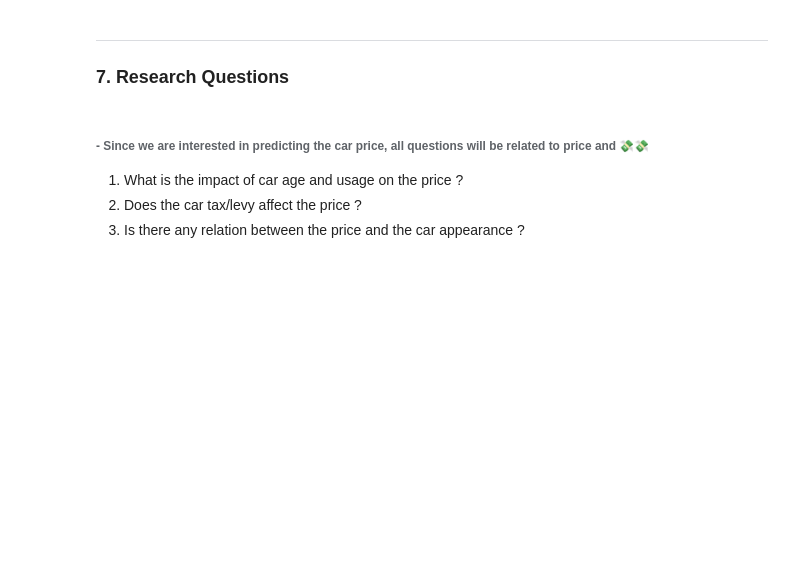
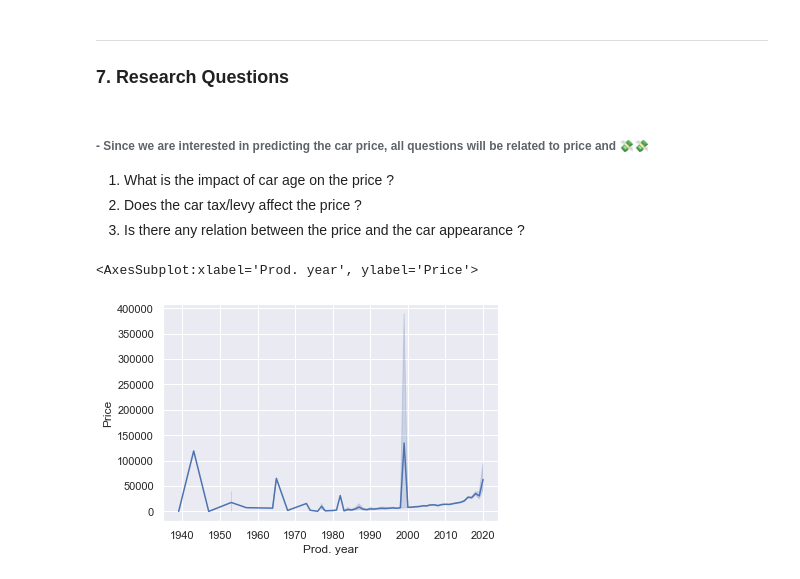
Before and after one commit to aLmktr/COMP3602-Project, a Jupyter notebook: 132962_132851.ipynb, the cells around one changed output. Cells and saved outputs as stored; diff of their text form; code cells hidden in the pictures; blank space fills up the shorter version.

Commit message:
Add Price and Prod. Year graph

```diff
--- a/132962_132851.ipynb
+++ b/132962_132851.ipynb
@@ -392,6 +394,11 @@ cylindersTable
 ### 7. Research Questions<a id = 'question'></a>
 # %% [markdown]
 ###### - Since we are interested in predicting the car price, all questions will be related to price and 💸💸
-1. What is the impact of car age and usage on the price ?
+1. What is the impact of car age on the price ?
 2. Does the car tax/levy affect the price ?
 3. Is there any relation between the price and the car appearance ?
+# %%
+sns.lineplot(data = df, x = "Prod. year", y = "Price")
+# %% [output]
+<AxesSubplot:xlabel='Prod. year', ylabel='Price'>
+[figure, added]
```
Also changed, not shown: parts of 4 cells of this notebook.
